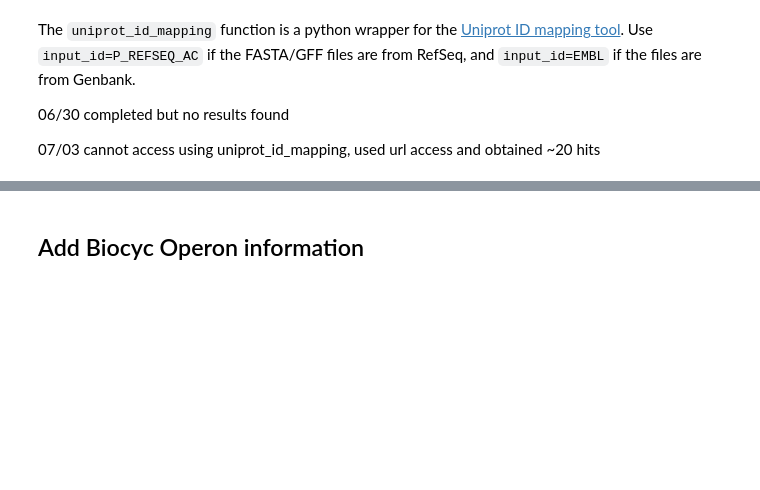
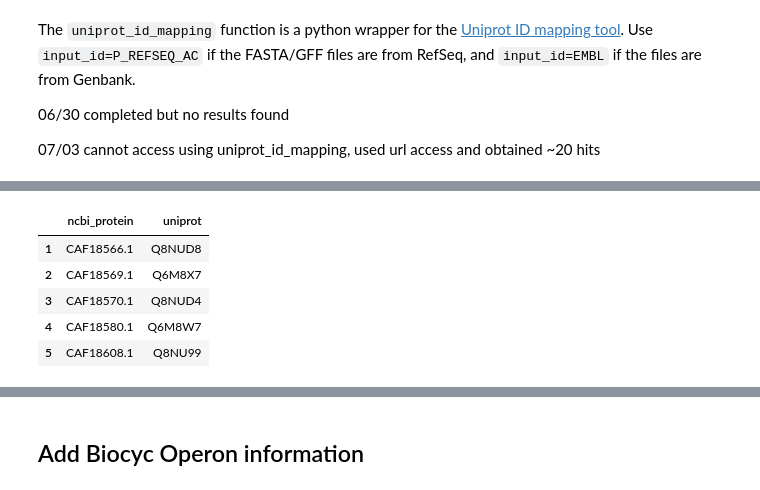
Before and after one commit to XuwenAmyLou/modulome-C_Glutamicum_Microarray_clean, a Jupyter notebook: 7_characterizing_imodulons/1_create_the_gene_table.ipynb, the cells around one changed output, grey strips where cells are left out. Saved outputs shown, nothing was run; the diff lists cells and outputs as text; code cells hidden in the pictures; blank space fills up the shorter version.

```diff
--- a/7_characterizing_imodulons/1_create_the_gene_table.ipynb
+++ b/7_characterizing_imodulons/1_create_the_gene_table.ipynb
@@ -326 +308,16 @@ CAF18814.1      Q8NTQ9
+# %%
+UniProt_file = os.path.join('/Users/louxuwen/Desktop/Documents/GitHub/modulome-C_Glutamicum_Microarray_clean/7_characterizing_imodulons/Data/UniProtID.csv')
+
+#log_tpm_file = os.path.join('/home/amy/Documents/GitHub/modulome-C_Glutamicum_Microarray_clean/7_characterizing_imodulons/Data/log_tpm.csv')
+UniProt = pd.read_csv(UniProt_file, header = None)
+UniProt.columns = ["ncbi_protein","uniprot"]
+UniProt = UniProt.drop([0])
+UniProt.head()
+# %% [output]
+|  | ncbi_protein | uniprot |
+| 1 | CAF18566.1 | Q8NUD8 |
+| 2 | CAF18569.1 | Q6M8X7 |
+| 3 | CAF18570.1 | Q8NUD4 |
+| 4 | CAF18580.1 | Q6M8W7 |
+| 5 | CAF18608.1 | Q8NU99 |
 # %%
```
Also changed, not shown: parts of 22 cells of this notebook, 6 other files.
